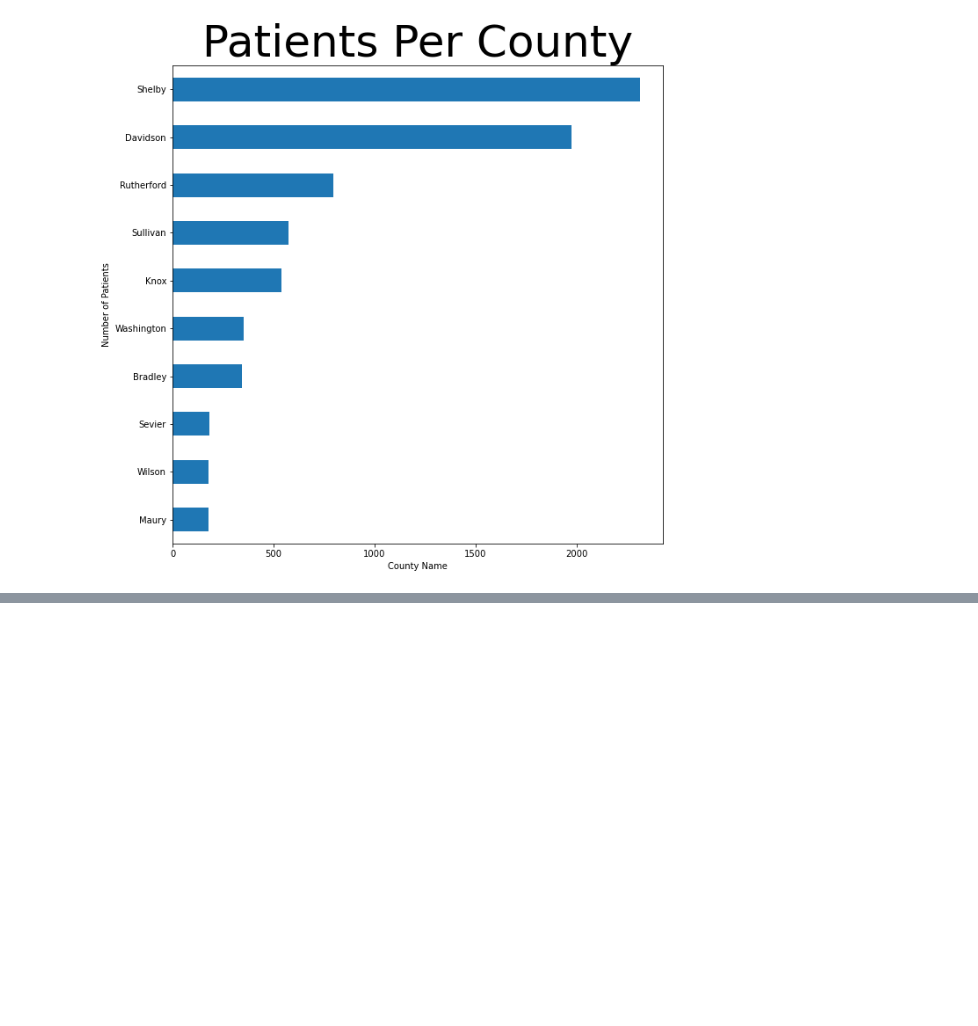
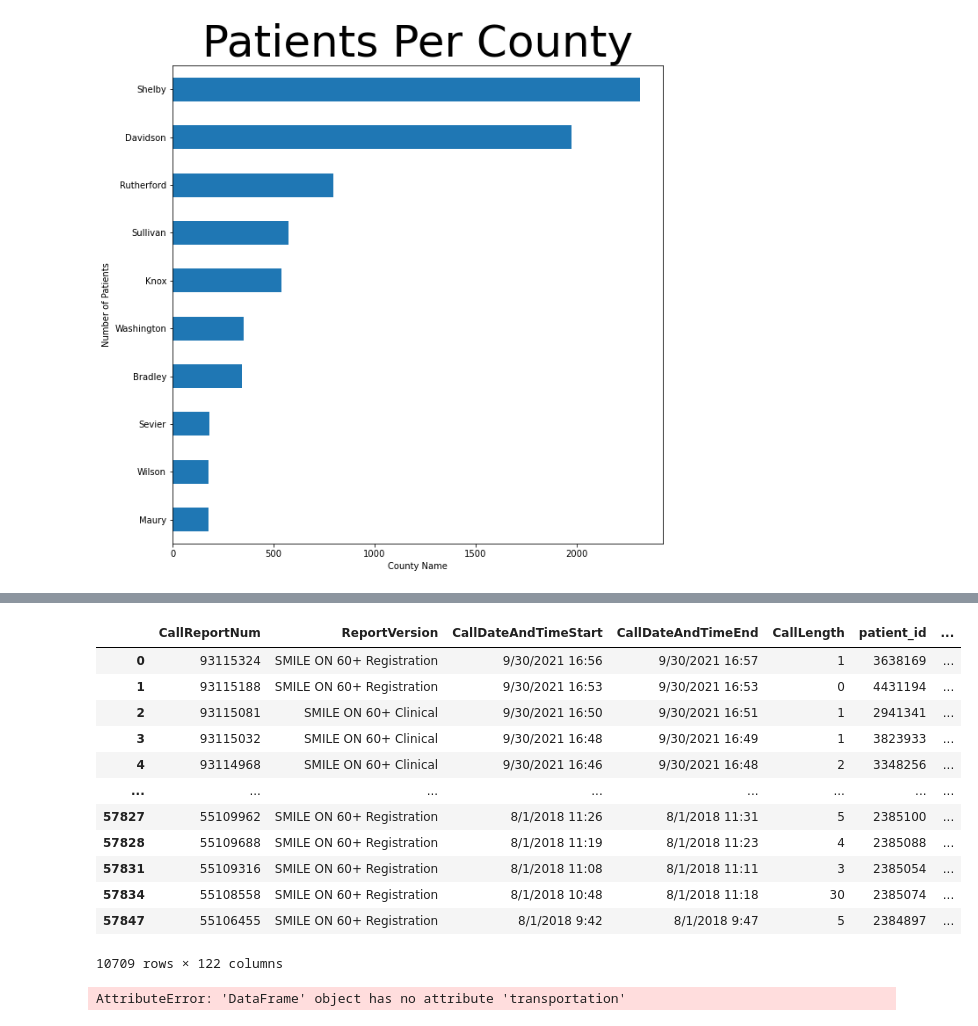
Before and after one commit to Rhunsilval/smile_on_python, a Jupyter notebook: notebook/smile_on_project.ipynb, the cells around one changed output, grey strips where cells are left out. Drawn from its saved outputs; the diff is of its cells as text; code cells hidden in the pictures; blank space fills up the shorter version.

```diff
--- a/notebook/smile_on_project.ipynb
+++ b/notebook/smile_on_project.ipynb
@@ -124,0 +141,27 @@ Text(0, 0.5, 'Number of Patients')
+# %%
+smile_filter.rename(columns={smile_filter.columns[83]: 'transportation',
+                    smile_filter.columns[92]: 'hear',
+                   smile_filter.columns[102]: 'insurance',
+                   smile_filter.columns[103]: 'pre_qualify'})
+# %% [output]
+|  | CallReportNum | ReportVersion | CallDateAndTimeStart | CallDateAndTimeEnd | CallLength | patient_id | ... |
+| 0 | 93115324 | SMILE ON 60+ Registration | 9/30/2021 16:56 | 9/30/2021 16:57 | 1 | 3638169 | ... |
+| 1 | 93115188 | SMILE ON 60+ Registration | 9/30/2021 16:53 | 9/30/2021 16:53 | 0 | 4431194 | ... |
+| 2 | 93115081 | SMILE ON 60+ Clinical | 9/30/2021 16:50 | 9/30/2021 16:51 | 1 | 2941341 | ... |
+| 3 | 93115032 | SMILE ON 60+ Clinical | 9/30/2021 16:48 | 9/30/2021 16:49 | 1 | 3823933 | ... |
+| 4 | 93114968 | SMILE ON 60+ Clinical | 9/30/2021 16:46 | 9/30/2021 16:48 | 2 | 3348256 | ... |
+| ... | ... | ... | ... | ... | ... | ... | ... |
+| 57827 | 55109962 | SMILE ON 60+ Registration | 8/1/2018 11:26 | 8/1/2018 11:31 | 5 | 2385100 | ... |
+| 57828 | 55109688 | SMILE ON 60+ Registration | 8/1/2018 11:19 | 8/1/2018 11:23 | 4 | 2385088 | ... |
+| 57831 | 55109316 | SMILE ON 60+ Registration | 8/1/2018 11:08 | 8/1/2018 11:11 | 3 | 2385054 | ... |
+| 57834 | 55108558 | SMILE ON 60+ Registration | 8/1/2018 10:48 | 8/1/2018 11:18 | 30 | 2385074 | ... |
+| 57847 | 55106455 | SMILE ON 60+ Registration | 8/1/2018 9:42 | 8/1/2018 9:47 | 5 | 2384897 | ... |
+10709 rows × 122 columns
+# %%
+plt.hist(smile_filter.transportation, bins = 20, edgecolor = 'black')
+plt.xlabel('Day of the Week')
+plt.ylabel('Number of Rides')
+plt.title('Rides Per Day', fontsize = 70)
+plt.figure(figsize=(6, 10))
+# %% [output]
+AttributeError: 'DataFrame' object has no attribute 'transportation'
```
Also changed, not shown: parts of 4 cells of this notebook, 1 other file.
